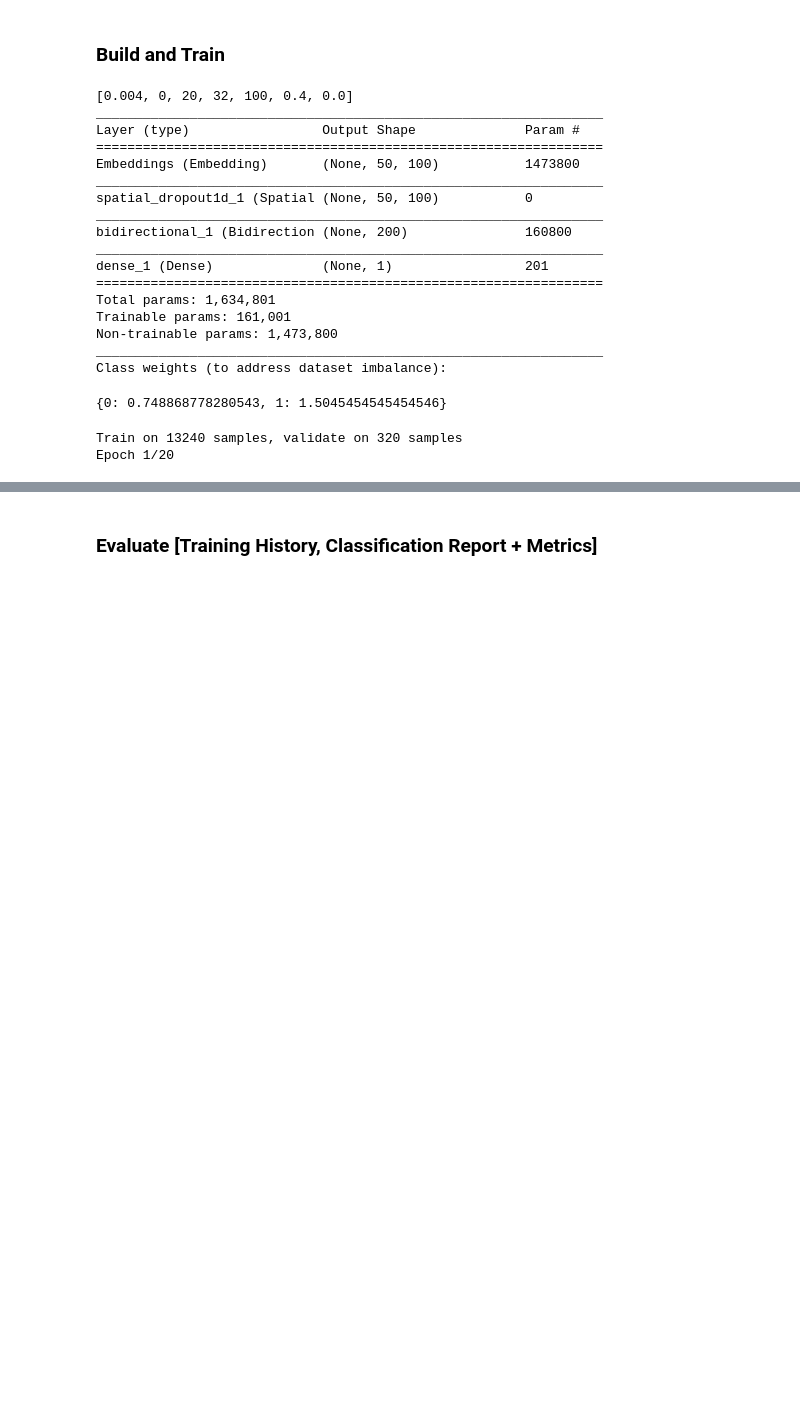
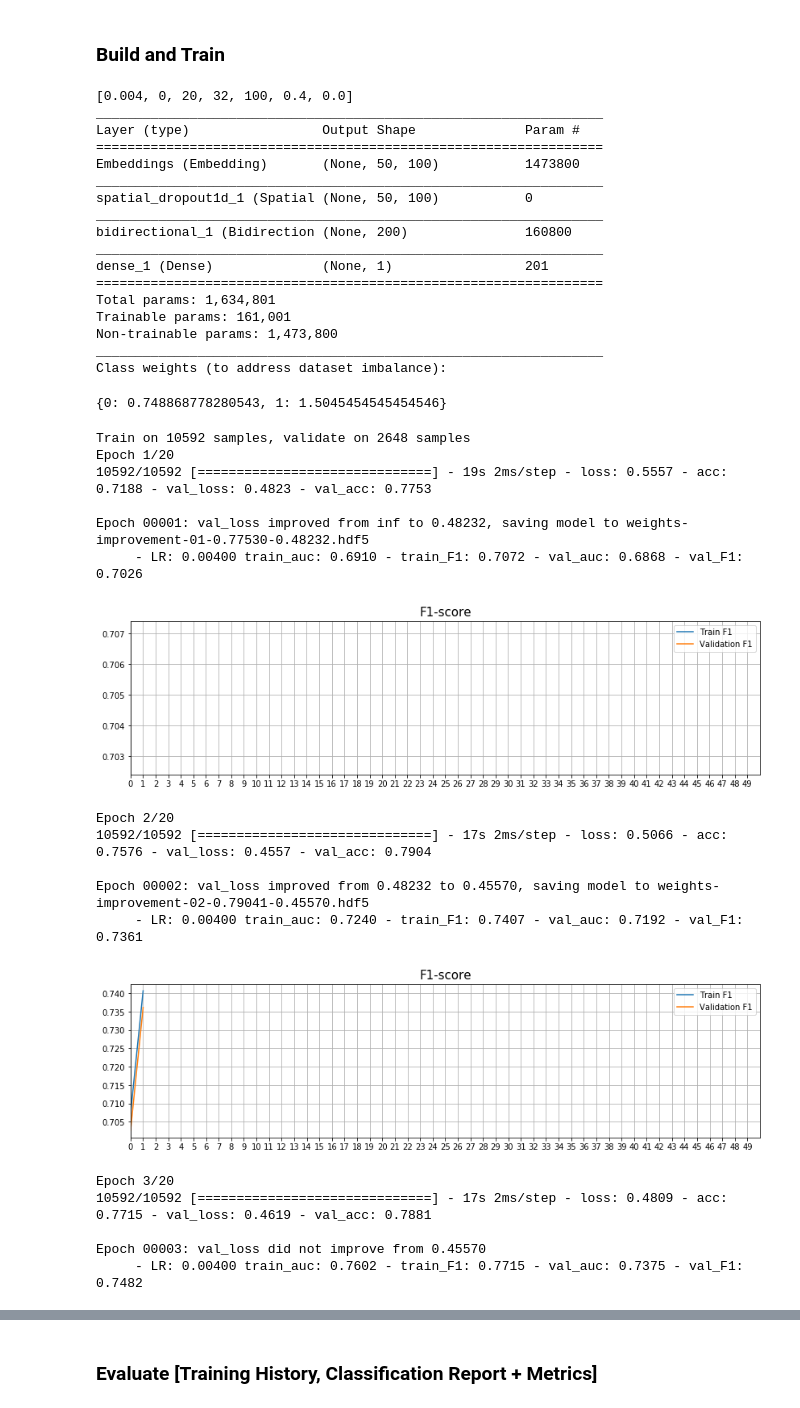
Before and after one commit to Norbo11/natural_language_processing, a Jupyter notebook: NLP - Task A.ipynb, the cells around one changed output, grey strips where cells are left out. Saved outputs shown, nothing was run; the diff lists cells and outputs as text; code cells hidden in the pictures; blank space fills up the shorter version.

```diff
--- a/NLP - Task A.ipynb
+++ b/NLP - Task A.ipynb
@@ -50,46 +49,5 @@ GPUs: []
 # %% [markdown]
 ##### ROC AUC & macro-F1 score Printing Callback
-# %%
-from keras.callbacks import Callback
-from sklearn.metrics import roc_auc_score
-from sklearn.metrics import f1_score
-
-class ROC_F1(Callback):
-    def __init__(self, validation_data=(), training_data=(), interval=1):
-        super(Callback, self).__init__()
-        self.interval = interval
-        self.X_val, self.y_val = validation_data
-        self.X_train, self.y_train = training_data
-        self.f1s_train = []
-        self.f1s_val = []
-        self.aucs_train = []
-        self.aucs_val = []
-
-    def on_epoch_end(self, epoch, logs={}):
-        if epoch % self.interval == 0:
-            y_pred_train = np.round(self.model.predict(self.X_train, verbose=0))
-            y_pred_val   = np.round(self.model.predict(self.X_val, verbose=0))
-
-            auc_train = roc_auc_score(self.y_train, y_pred_train)
-            auc_val   = roc_auc_score(self.y_val, y_pred_val)
-            f1_train = f1_score(self.y_train, y_pred_train, average='macro')
-            f1_val   = f1_score(self.y_val, y_pred_val, average='macro')
-
-            self.aucs_train.append(auc_train)
-            self.aucs_val.append(auc_val)
-            self.f1s_val.append(f1_val)
-            self.f1s_train.append(f1_train)
-
-            print("     - LR: {:0.5f} train_auc: {:.4f} - train_F1: {:.4f} - val_auc: {:.4f} - val_F1: {:.4f}".format(K.eval(self.model.optimizer.lr), auc_train, f1_train, auc_val, f1_val))
-        if epoch % 1 == 0:
-            height = 3.5;    width = height*4
-            plt.figure(figsize=(width,height))
-            plt.plot(self.f1s_train, label="Train F1")
-            plt.plot(self.f1s_val, label="Validation F1")
-            plt.xlim([0,50]); plt.xticks(list(range(50)));   plt.grid(True);   plt.legend()
-            plt.title("F1-score", fontsize=15)
-            plt.show()
-        print("\n\n")
 # %% [markdown]
 ##### Tweet Processing Function
 # %%
@@ -266,7 +224,7 @@ if use_pretrained_embeddings:
     else:
         # Download embeddings from https://nlp.stanford.edu/projects/glove/
         #                          https://nlp.stanford.edu/data/glove.twitter.27B.zip
-        embedding_path = "glove.twitter.27B/glove.twitter.27B.100d.txt"
+        embedding_path = "glove.twitter.27B.100d.txt"
 
         def get_coefs(word,*arr):
             return word, np.asarray(arr, dtype='float32')
@@ -545,7 +526,7 @@ model.summary()
 X_train, X_val, y_train, y_val = train_test_split(X, y, test_size=0.2, stratify=y)
 
 # Can change right hand side to (X, y, X_trial, y_trial) or (X_train, Y_train, X_val, Y_val)
-X_train, y_train, X_val, y_val = (X, y, X_trial, y_trial)
+# X_train, y_train, X_val, y_val = (X, y, X_train, y_trial)
 
 class_weights = sklearn.utils.class_weight.compute_class_weight('balanced', np.unique(y_train), y_train.reshape(-1))
 weights_dict = dict()
@@ -557,31 +538,47 @@ display(weights_dict)
 
 # FIT THE MODEL ------------------------------------------------------------------------------------------------
 auc_f1     = ROC_F1(validation_data=(X_val, y_val), training_data=(X_train, y_train), interval=1)
 earlystop  = EarlyStopping(monitor='val_loss', patience=15, verbose=1, mode='auto', restore_best_weights=True)
 filepath   = "weights-improvement-{epoch:02d}-{val_acc:.5f}-{val_loss:.5f}.hdf5"
 checkpoint = ModelCheckpoint(filepath, save_best_only=True, monitor='val_loss', verbose=1, mode='min')
 
 train_history = model.fit(X_train, y_train, validation_data=(X_val, y_val), batch_size=BATCH_SIZE, epochs=EPOCHS,
                           verbose=1, class_weight=class_weights, callbacks=[earlystop, checkpoint, auc_f1])
 #---------------------------------------------------------------------------------------------------------------
 # %% [output]
 [0.004, 0, 20, 32, 100, 0.4, 0.0]
 _________________________________________________________________
 Layer (type)                 Output Shape              Param #
 =================================================================
 Embeddings (Embedding)       (None, 50, 100)           1473800
 _________________________________________________________________
 spatial_dropout1d_1 (Spatial (None, 50, 100)           0
 _________________________________________________________________
 bidirectional_1 (Bidirection (None, 200)               160800
 _________________________________________________________________
 dense_1 (Dense)              (None, 1)                 201
 =================================================================
 Total params: 1,634,801
 Trainable params: 161,001
 Non-trainable params: 1,473,800
 _________________________________________________________________
 Class weights (to address dataset imbalance):
 {0: 0.748868778280543, 1: 1.5045454545454546}
-Train on 13240 samples, validate on 320 samples
+Train on 10592 samples, validate on 2648 samples
 Epoch 1/20
+10592/10592 [==============================] - 19s 2ms/step - loss: 0.5557 - acc: 0.7188 - val_loss: 0.4823 - val_acc: 0.7753
+
+Epoch 00001: val_loss improved from inf to 0.48232, saving model to weights-improvement-01-0.77530-0.48232.hdf5
+     - LR: 0.00400 train_auc: 0.6910 - train_F1: 0.7072 - val_auc: 0.6868 - val_F1: 0.7026
+[figure, added]
+Epoch 2/20
+10592/10592 [==============================] - 17s 2ms/step - loss: 0.5066 - acc: 0.7576 - val_loss: 0.4557 - val_acc: 0.7904
+
+Epoch 00002: val_loss improved from 0.48232 to 0.45570, saving model to weights-improvement-02-0.79041-0.45570.hdf5
+     - LR: 0.00400 train_auc: 0.7240 - train_F1: 0.7407 - val_auc: 0.7192 - val_F1: 0.7361
+[figure, added]
+Epoch 3/20
+10592/10592 [==============================] - 17s 2ms/step - loss: 0.4809 - acc: 0.7715 - val_loss: 0.4619 - val_acc: 0.7881
+
+Epoch 00003: val_loss did not improve from 0.45570
+     - LR: 0.00400 train_auc: 0.7602 - train_F1: 0.7715 - val_auc: 0.7375 - val_F1: 0.7482
```
Also changed, not shown: parts of 5 cells of this notebook, 1 other file.
